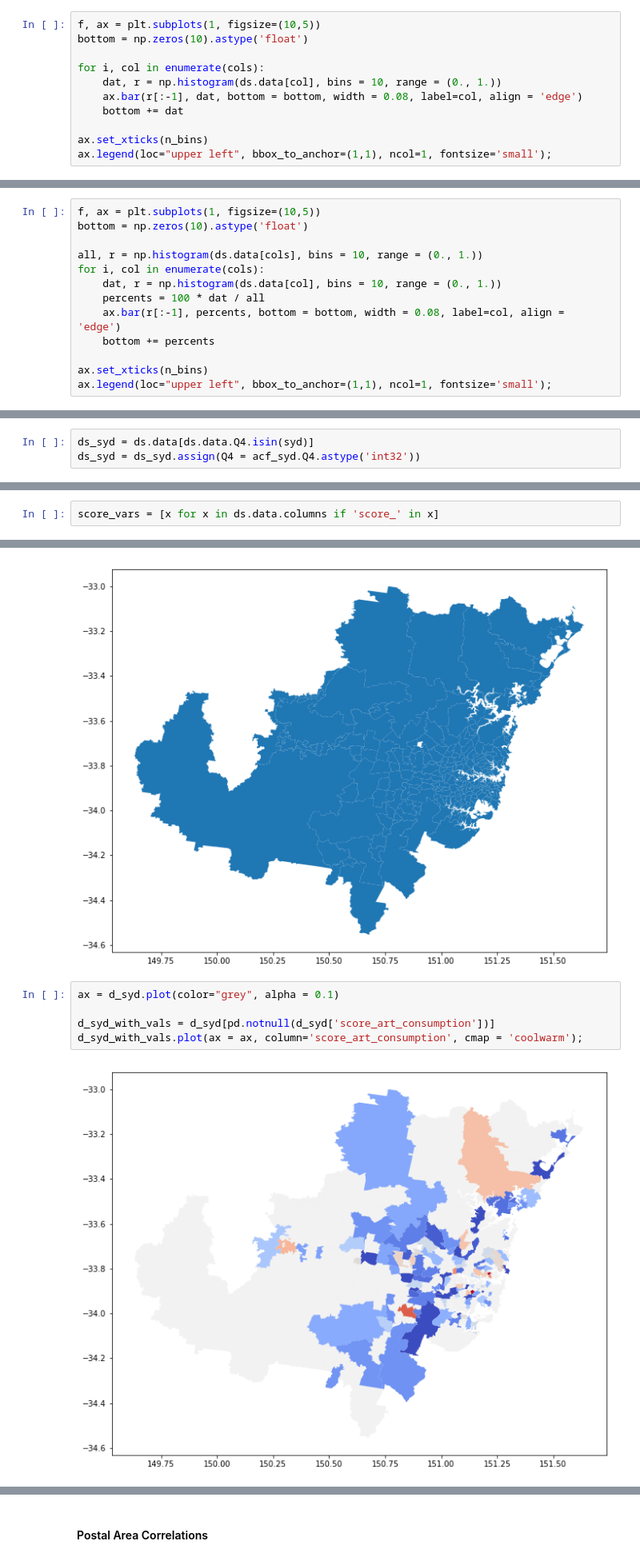
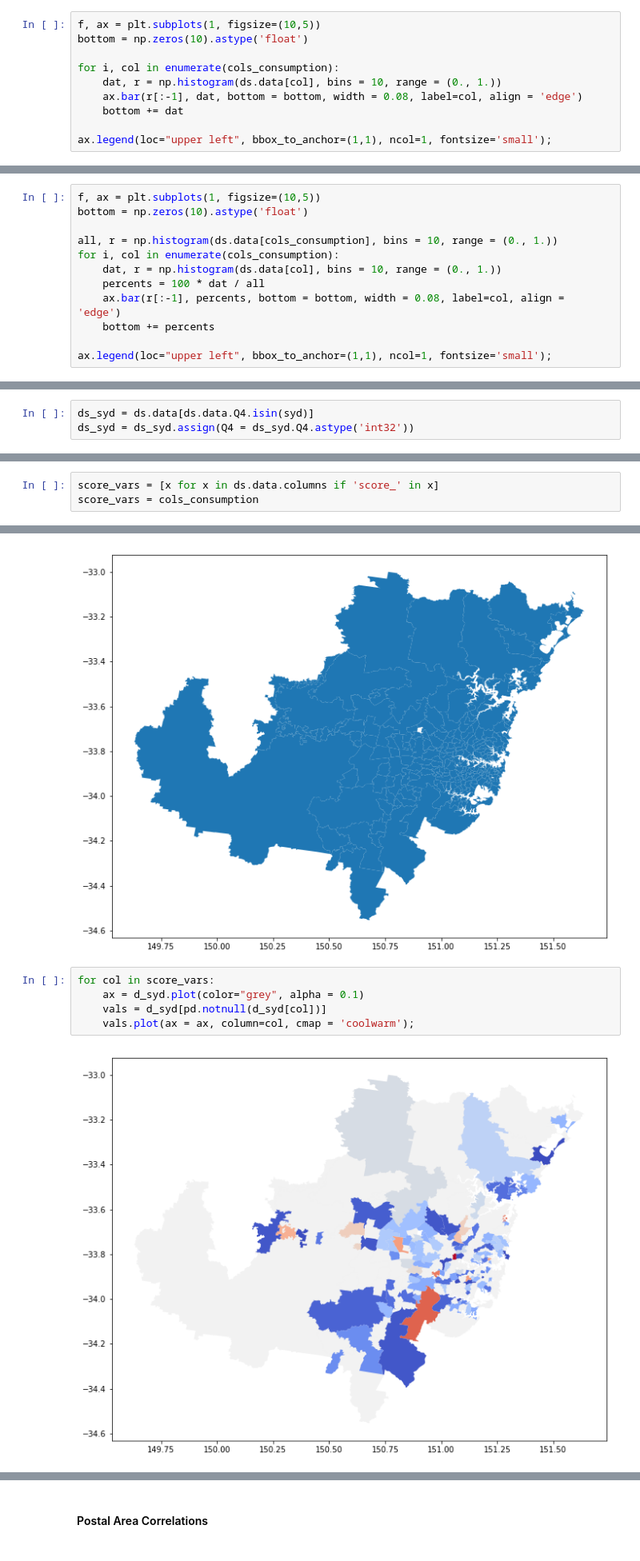
Before and after one commit to liammagee/data-analytics, a Jupyter notebook: ACF.ipynb, the cells around one changed output, grey strips where cells are left out. Shown at 80% size. Saved outputs shown, nothing was run; the diff lists cells and outputs as text.

```diff
--- a/ACF.ipynb
+++ b/ACF.ipynb
@@ -279,11 +231,10 @@ Type:      function
 f, ax = plt.subplots(1, figsize=(10,5))
 bottom = np.zeros(10).astype('float')
 
-for i, col in enumerate(cols):
+for i, col in enumerate(cols_consumption):
     dat, r = np.histogram(ds.data[col], bins = 10, range = (0., 1.))
     ax.bar(r[:-1], dat, bottom = bottom, width = 0.08, label=col, align = 'edge')
     bottom += dat
 
-ax.set_xticks(n_bins)
 ax.legend(loc="upper left", bbox_to_anchor=(1,1), ncol=1, fontsize='small');
 # %% [output]
@@ -292,13 +243,12 @@ ax.legend(loc="upper left", bbox_to_anchor=(1,1), ncol=1, fontsize='small');
 f, ax = plt.subplots(1, figsize=(10,5))
 bottom = np.zeros(10).astype('float')
 
-all, r = np.histogram(ds.data[cols], bins = 10, range = (0., 1.))
-for i, col in enumerate(cols):
+all, r = np.histogram(ds.data[cols_consumption], bins = 10, range = (0., 1.))
+for i, col in enumerate(cols_consumption):
     dat, r = np.histogram(ds.data[col], bins = 10, range = (0., 1.))
     percents = 100 * dat / all
     ax.bar(r[:-1], percents, bottom = bottom, width = 0.08, label=col, align = 'edge')
     bottom += percents
 
-ax.set_xticks(n_bins)
 ax.legend(loc="upper left", bbox_to_anchor=(1,1), ncol=1, fontsize='small');
 # %% [output]
@@ -506,7 +486,7 @@ syd = ["2000", "2006", "2007", "2008", "2009", "2010", "2011", "2015", "2016", "
         "2083", "2250", "2251", "2256", "2257", "2258", "2259", "2260", "2261", "2262", "2263", "2775"]
 # %%
 ds_syd = ds.data[ds.data.Q4.isin(syd)]
-ds_syd = ds_syd.assign(Q4 = acf_syd.Q4.astype('int32'))
+ds_syd = ds_syd.assign(Q4 = ds_syd.Q4.astype('int32'))
 # %%
 seifa_syd = seifa[seifa.postcode.isin(map(int, syd))]
 seifa_syd.set_index(seifa_syd.postcode.astype('int32'), drop = True, inplace = True)
@@ -522,6 +502,7 @@ d_syd.set_index(d_syd.POA_CODE16.astype('int32'), drop = True, inplace = True)
 #### Add weighted averages
 # %%
 score_vars = [x for x in ds.data.columns if 'score_' in x]
+score_vars = cols_consumption
 # %%
 # Arts
 # score_gallery_avg = acf_syd.groupby('Q4').apply(lambda x: np.average(x['score_gallery'], weights = x.WEIGHT) )
@@ -851,9 +832,9 @@ gpd.GeoSeries(d_syd.geometry).plot();
 # %% [output]
 [figure]
 # %%
-ax = d_syd.plot(color="grey", alpha = 0.1)
-
-d_syd_with_vals = d_syd[pd.notnull(d_syd['score_art_consumption'])]
-d_syd_with_vals.plot(ax = ax, column='score_art_consumption', cmap = 'coolwarm');
+for col in score_vars:
+    ax = d_syd.plot(color="grey", alpha = 0.1)
+    vals = d_syd[pd.notnull(d_syd[col])]
+    vals.plot(ax = ax, column=col, cmap = 'coolwarm');
 # %% [output]
-[figure, old version]
+[figure, new version]
```
Also changed, not shown: parts of 45 cells of this notebook, 1 other file.
